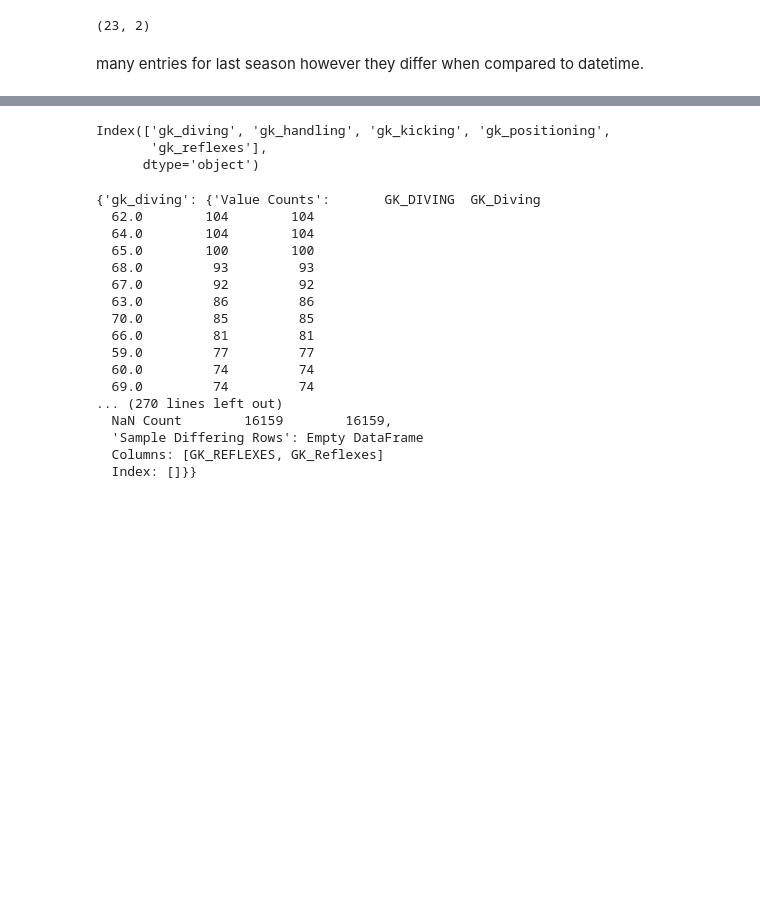
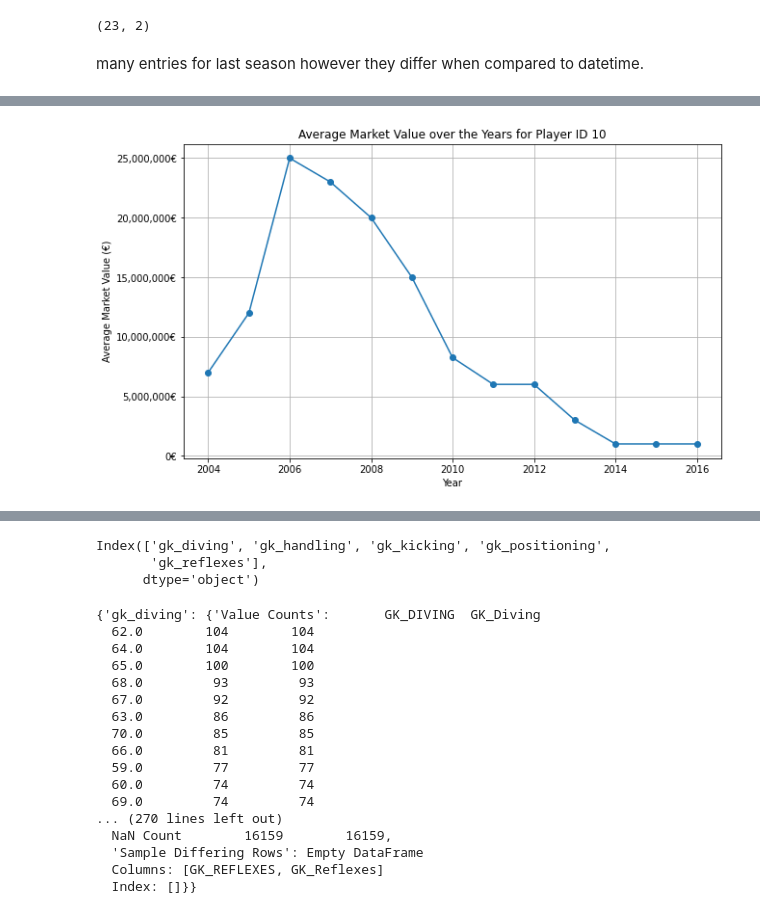
Before and after one commit to brandon-ds/siads593-M1, a Jupyter notebook: notebooks/brandon-eda.ipynb, the cells around one changed output, grey strips where cells are left out. Cells and saved outputs as stored; diff of their text form; code cells hidden in the pictures; blank space fills up the shorter version.

```diff
--- a/notebooks/brandon-eda.ipynb
+++ b/notebooks/brandon-eda.ipynb
@@ -106,0 +303,20 @@ plt.show()
+# %%
+# Filter the average_market_value_df DataFrame for player_id 10
+player_id_10_average_market_value_df = average_market_value_df[average_market_value_df['player_id'] == 10]
+player_id_10_average_market_value_df.reset_index(drop=True, inplace=True)
+player_id_10_average_market_value_df
+
+# Plotting the average market value for player_id 10 over the years
+plt.figure(figsize=(10, 6))
+plt.plot(player_id_10_average_market_value_df['year'], player_id_10_average_market_value_df['market_value_in_eur'], marker='o')
+plt.xlabel('Year')
+plt.ylabel('Average Market Value (€)')
+plt.title('Average Market Value over the Years for Player ID 10')
+plt.grid(True)
+
+# Format y-axis as currency
+plt.gca().get_yaxis().set_major_formatter(plt.matplotlib.ticker.FuncFormatter(lambda x, loc: "{:,.0f}€".format(x)))
+
+plt.show()
+# %% [output]
+[figure, added]
```
Also changed, not shown: parts of 18 cells of this notebook, 1 other file.
